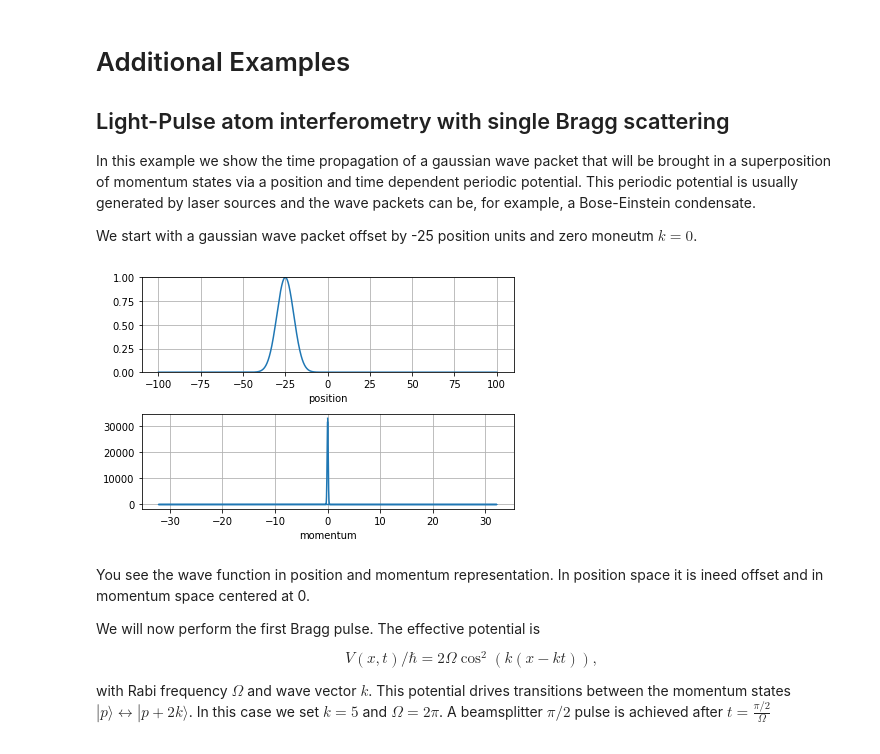
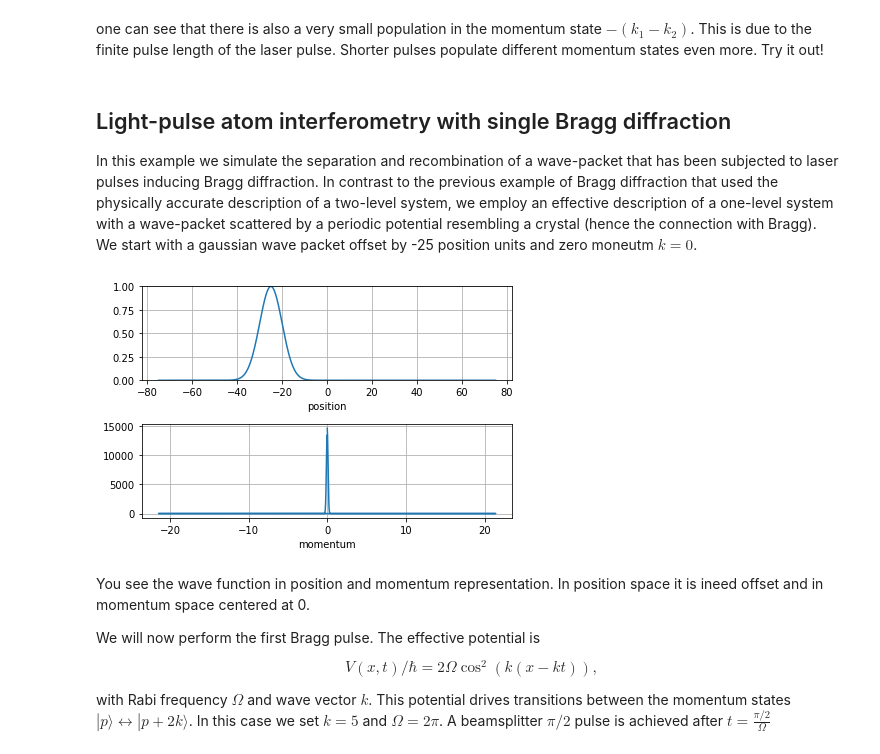
Before and after one commit to savowe/pytalises, a Jupyter notebook: docs/source/additional_examples.ipynb, the cells around one changed output. Saved outputs shown, nothing was run; the diff lists cells and outputs as text; code cells hidden in the pictures.

```diff
--- a/docs/source/additional_examples.ipynb
+++ b/docs/source/additional_examples.ipynb
@@ -0,0 +254,8 @@
+# %%
+fig, axs = plt.subplots(2,1)
+axs[0].plot(psi.r, np.abs(psi.amp)**2)
+axs[0].set_xlabel("position")
+psi.fft() # Fouriier transform
+axs[1].plot(psi.k, np.abs(psi.amp)**2)
+axs[1].set_xlabel("k")
+plt.tight_layout()
@@ -1,38 +463,33 @@
+# %% [markdown]
+one can see that there is also a very small population in the momentum state $-(k_1-k_2)$. This is due to the finite pulse length of the laser pulse. Shorter pulses populate different momentum states even more. Try it out!
 # %% [markdown]
-# Additional Examples
+## Light-pulse atom interferometry with single Bragg diffraction
 
-## Light-Pulse atom interferometry with single Bragg scattering
-
-In this example we show the time propagation of a gaussian wave packet that will be brought in a superposition of momentum states via a position and time dependent periodic potential.
-This periodic potential is usually generated by laser sources and the wave packets can be, for example, a Bose-Einstein condensate.
-
+In this example we simulate the separation and recombination of a wave-packet that has been subjected to laser pulses inducing Bragg diffraction.
+In contrast to the previous example of Bragg diffraction that used the physically accurate description of a two-level system, we employ an effective description of a one-level system with a wave-packet scattered by a periodic potential resembling a crystal (hence the connection with Bragg).
 We start with a gaussian wave packet offset by -25 position units and zero moneutm $k=0$.
 # %%
-import pytalises as pt
-from matplotlib import pyplot as plt
-import numpy as np
-
-psi = pt.Wavefunction("exp(-((x-x0)/(2*sigmax))**2)", number_of_grid_points=(2048,),
-    spatial_ext=(-100,100), variables={'x0': -25, 'sigmax': 5})
+psi = pt.Wavefunction("exp(-((x-x0)/(2*sigmax))**2)", number_of_grid_points=(1024,),
+    spatial_ext=(-75,75), variables={'x0': -25, 'sigmax': 5})
 
 def init_plot():
     fig = plt.figure()
     axs = fig.subplots(2,1)
     line1, = axs[0].plot(psi.r, np.abs(psi.amp)**2)
     axs[0].grid()
     axs[0].set_ylim(0,1)
     axs[0].set_xlabel("position")
     psi.fft();
     line2, = axs[1].plot(psi.k, np.abs(psi.amp)**2)
     axs[1].grid()
     axs[1].set_xlabel("momentum")
     psi.ifft();
     fig.tight_layout()
     return fig, axs, line1, line2
 
 fig, axs, line1, line2 = init_plot()
 # %% [output]
-[figure, old version]
+[figure, new version]
 # %% [markdown]
 You see the wave function in position and momentum representation. In position space it is ineed offset and in momentum space centered at 0.
 
```
Also changed, not shown: parts of 52 cells of this notebook, 8 other files.
